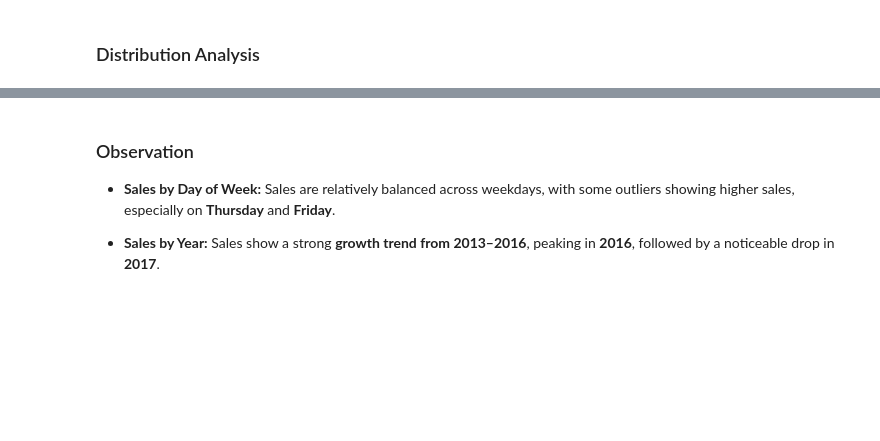
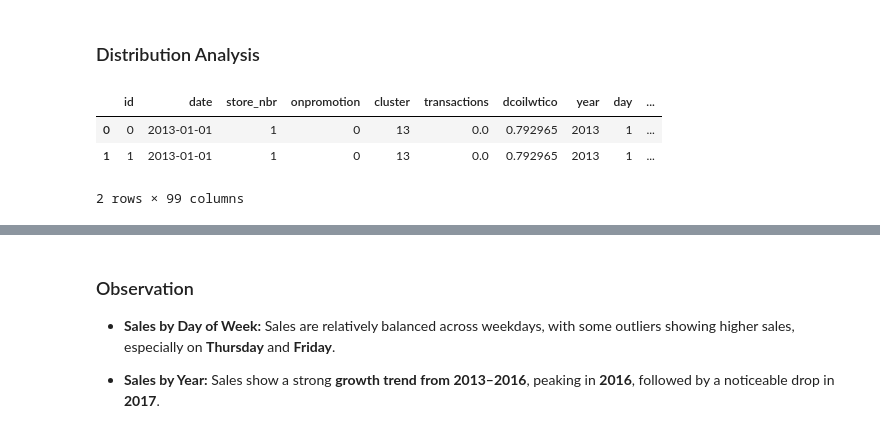
Before and after one commit to roshankahaneDSAI/Sales_Forecasting_and_Analytics, a Jupyter notebook: research/03_EDA_&_Visualization.ipynb, the cells around one changed output, grey strips where cells are left out. Cells and saved outputs as stored; diff of their text form; code cells hidden in the pictures; blank space fills up the shorter version.

```diff
--- a/research/03_EDA_&_Visualization.ipynb
+++ b/research/03_EDA_&_Visualization.ipynb
@@ -364,6 +352,13 @@ AttributeError: 'Source' object has no attribute 'asttext'
 * **Non‑holidays drive the bulk** of total sales.
 # %% [markdown]
 ### Distribution Analysis
+# %%
+train_corr_df.head(2)
+# %% [output]
+|  | id | date | store_nbr | onpromotion | cluster | transactions | dcoilwtico | year | day | ... |
+| 0 | 0 | 2013-01-01 | 1 | 0 | 13 | 0.0 | 0.792965 | 2013 | 1 | ... |
+| 1 | 1 | 2013-01-01 | 1 | 0 | 13 | 0.0 | 0.792965 | 2013 | 1 | ... |
+2 rows × 99 columns
 # %%
 import matplotlib.pyplot as plt
 import seaborn as sns
```
Also changed, not shown: parts of 9 cells of this notebook, 4 other files.
